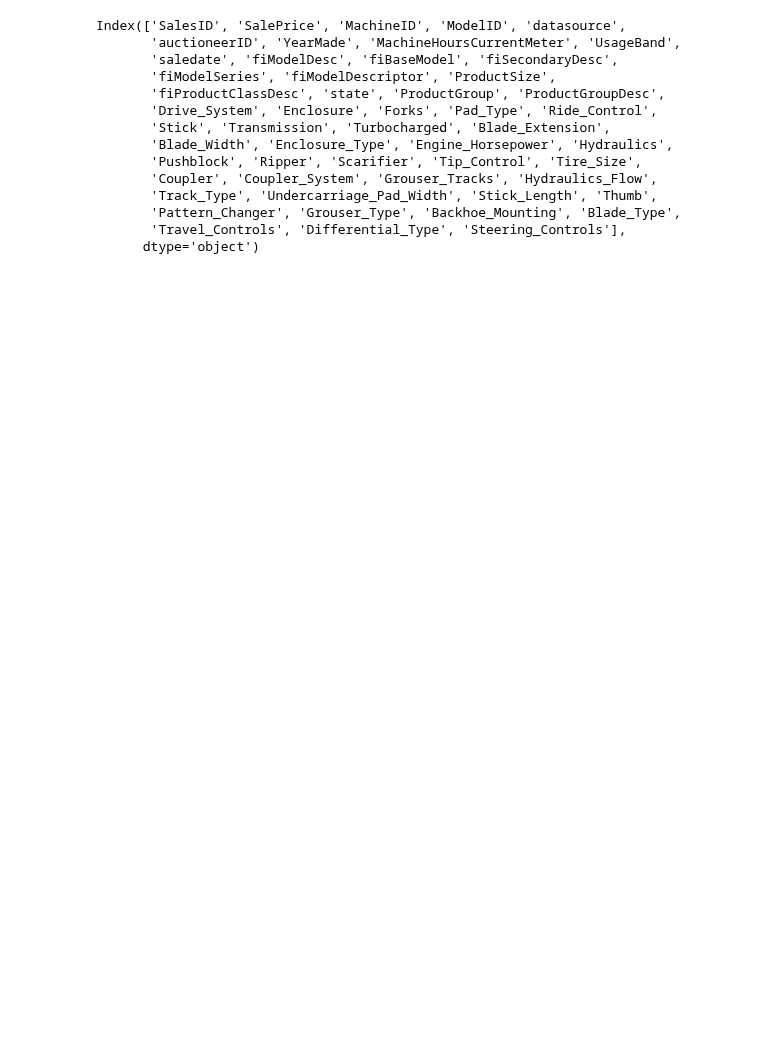
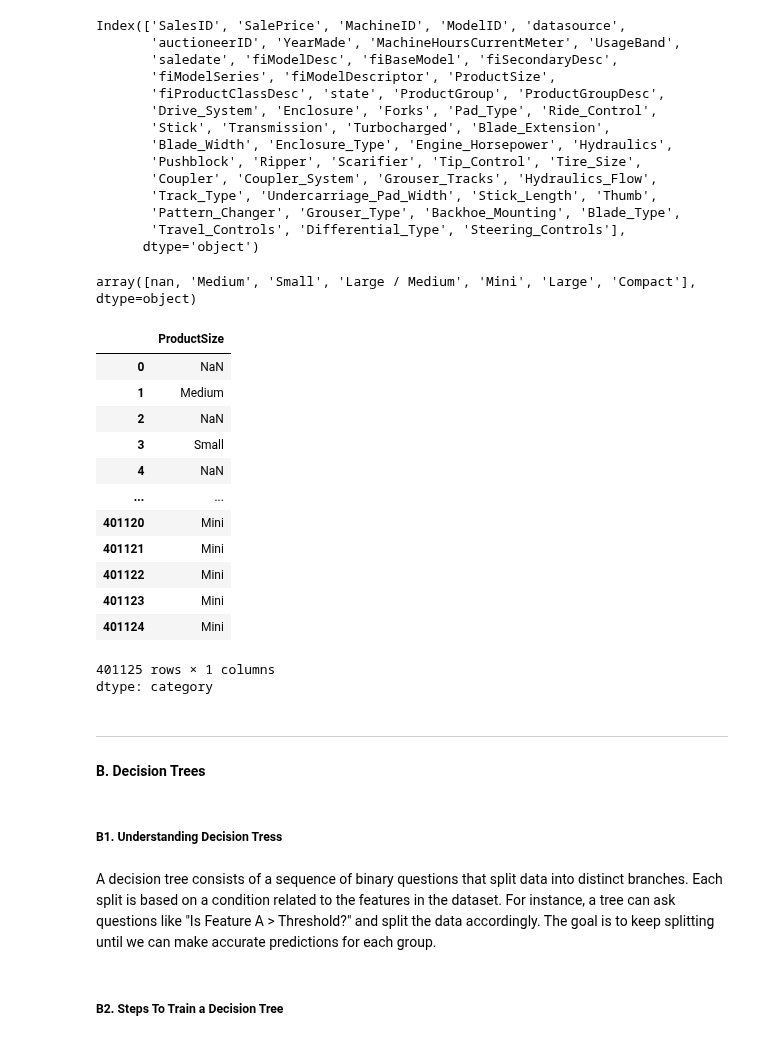
Before and after one commit to Firojpaudel/Machine-Learning-Notes, a Jupyter notebook: Practical Deep Learning For Coders/Chapter_9.ipynb, the cells around one changed output. Cells and saved outputs as stored; diff of their text form; code cells hidden in the pictures; blank space fills up the shorter version.

Commit message:
Dataset mismatch will deal with it tomorrow

```diff
--- a/Practical Deep Learning For Coders/Chapter_9.ipynb
+++ b/Practical Deep Learning For Coders/Chapter_9.ipynb
@@ -211,0 +212,28 @@ Index(['SalesID', 'SalePrice', 'MachineID', 'ModelID', 'datasource',
+# %%
+#@ Handling the ordinal columns
+
+train_df['ProductSize'].unique()
+# %% [output]
+array([nan, 'Medium', 'Small', 'Large / Medium', 'Mini', 'Large', 'Compact'], dtype=object)
+# %%
+##! Ordering
+
+sizes= 'Large', 'Large / Medium', 'Medium', 'Small', 'Mini', 'Compact'
+
+train_df['ProductSize'] = train_df['ProductSize'].astype('category')
+train_df['ProductSize'].cat.set_categories(sizes, ordered= True)
+# %% [output]
+|  | ProductSize |
+| 0 | NaN |
+| 1 | Medium |
+| 2 | NaN |
+| 3 | Small |
+| 4 | NaN |
+| ... | ... |
+| 401120 | Mini |
+| 401121 | Mini |
+| 401122 | Mini |
+| 401123 | Mini |
+| 401124 | Mini |
+401125 rows × 1 columns
+dtype: category
@@ -211,0 +245,9 @@ Index(['SalesID', 'SalePrice', 'MachineID', 'ModelID', 'datasource',
+# %% [markdown]
+---
+#### B. Decision Trees
+# %% [markdown]
+##### B1. Understanding Decision Tress
+# %% [markdown]
+A decision tree consists of a sequence of binary questions that split data into distinct branches. Each split is based on a condition related to the features in the dataset. For instance, a tree can ask questions like "Is Feature A > Threshold?" and split the data accordingly. The goal is to keep splitting until we can make accurate predictions for each group.
+# %% [markdown]
+##### B2. Steps To Train a Decision Tree
```
Also changed, not shown: parts of 13 cells of this notebook.
